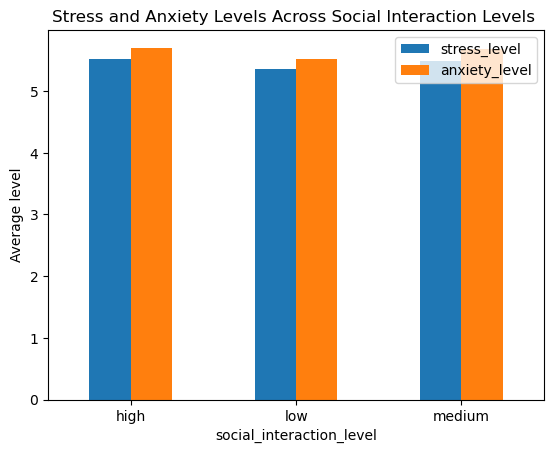
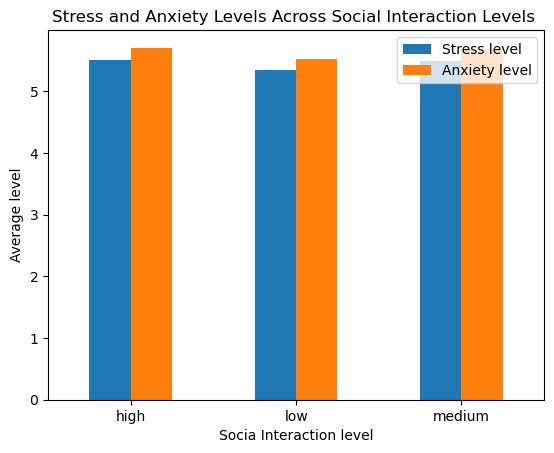
Code edit (unified diff) that turned the first committed figure into the second:
--- before
+++ after
@@ -2,3 +2,6 @@
 plt.title('Stress and Anxiety Levels Across Social Interaction Levels ')
 plt.xticks(rotation = 0)
+plt.legend(['Stress level', 'Anxiety level'])
 plt.ylabel("Average level")
+plt.xlabel("Socia Interaction level")
+plt.show()

Commit: update 2.3